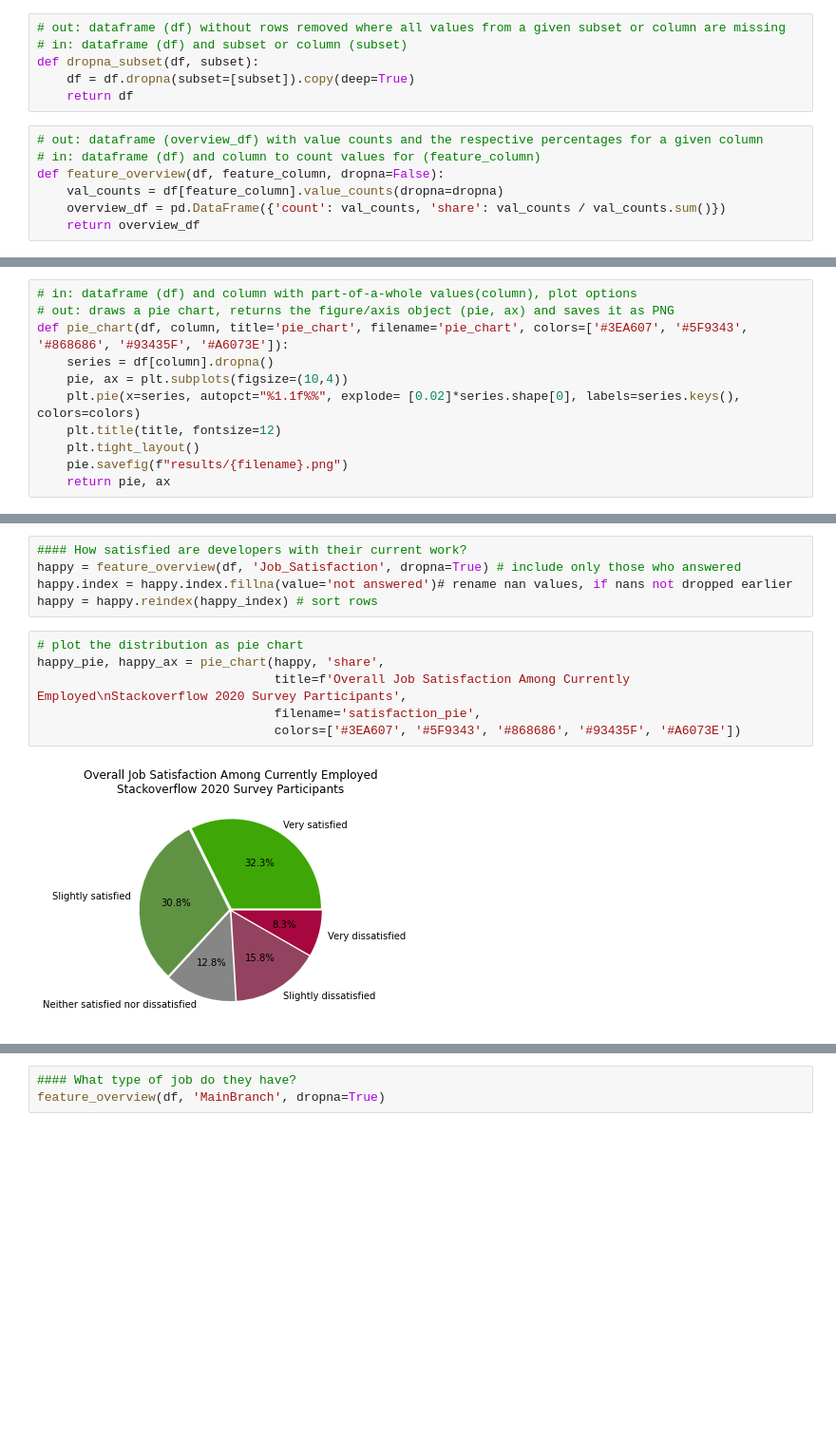
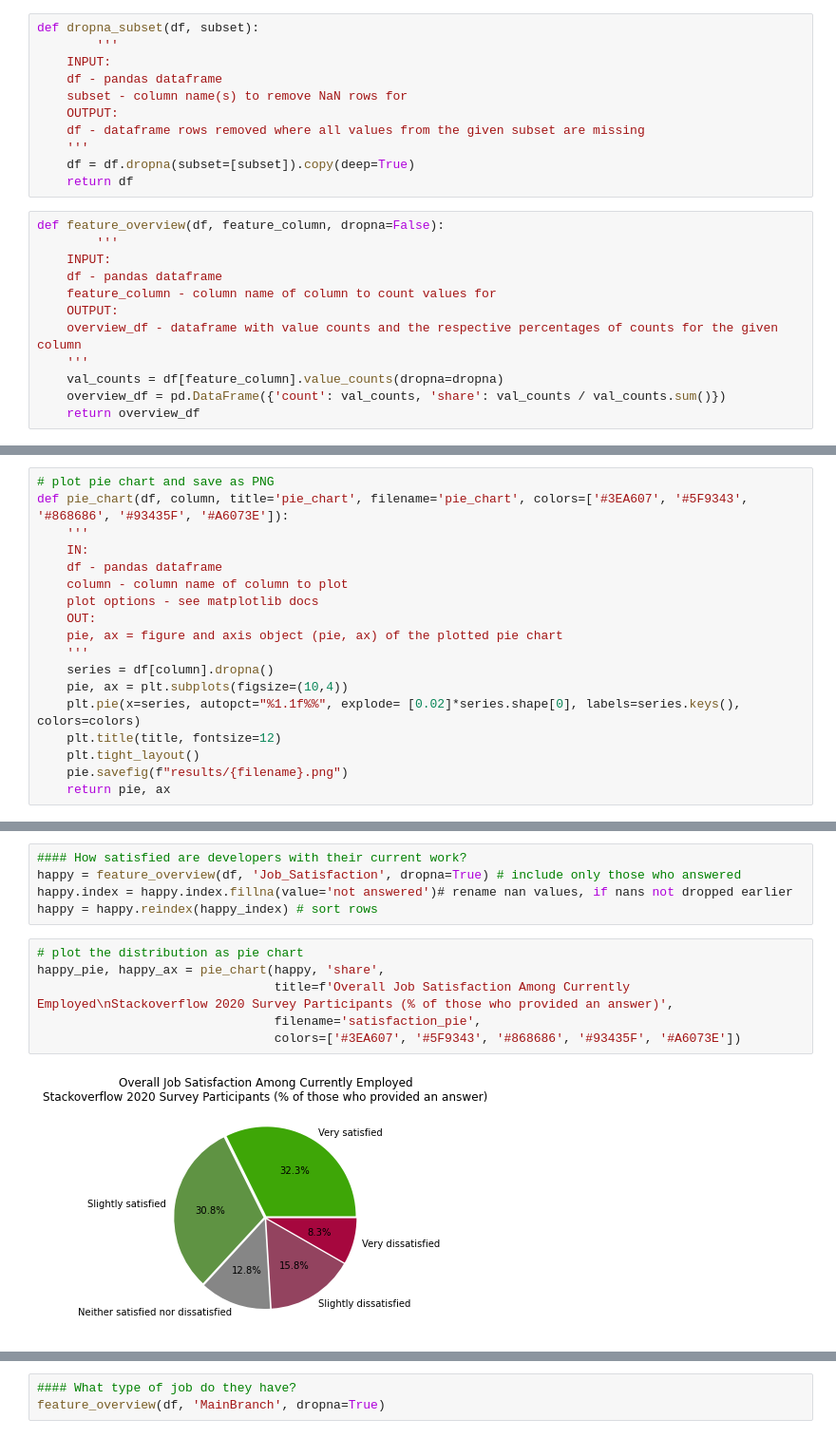
Before and after one commit to Andrea-Schulz/datascience, a Jupyter notebook: Project_1.ipynb, the cells around one changed output, grey strips where cells are left out. Shown at 95% size. Drawn from its saved outputs; the diff is of its cells as text; blank space fills up the shorter version.

```diff
--- a/Project_1.ipynb
+++ b/Project_1.ipynb
@@ -60,15 +60,25 @@ perc_nan, perc_nan_over_x, number_nan_over_x = get_nan_perc(df, .5)
 # %% [markdown]
 # Custom Functions - Data Wrangling
 # %%
-# out: dataframe (df) without rows removed where all values from a given subset or column are missing
-# in: dataframe (df) and subset or column (subset)
 def dropna_subset(df, subset):
+        '''
+    INPUT:
+    df - pandas dataframe
+    subset - column name(s) to remove NaN rows for
+    OUTPUT:
+    df - dataframe rows removed where all values from the given subset are missing
+    '''
     df = df.dropna(subset=[subset]).copy(deep=True)
     return df
 # %%
-# out: dataframe (overview_df) with value counts and the respective percentages for a given column
-# in: dataframe (df) and column to count values for (feature_column)
 def feature_overview(df, feature_column, dropna=False):
+        '''
+    INPUT:
+    df - pandas dataframe
+    feature_column - column name of column to count values for
+    OUTPUT:
+    overview_df - dataframe with value counts and the respective percentages of counts for the given column
+    '''
     val_counts = df[feature_column].value_counts(dropna=dropna)
     overview_df = pd.DataFrame({'count': val_counts, 'share': val_counts / val_counts.sum()})
     return overview_df
@@ -155,9 +186,16 @@ def new_happy_bins(df):
 # %% [markdown]
 # Custom Functions - Visualization
 # %%
-# in: dataframe (df) and column with part-of-a-whole values(column), plot options
-# out: draws a pie chart, returns the figure/axis object (pie, ax) and saves it as PNG
+# plot pie chart and save as PNG
 def pie_chart(df, column, title='pie_chart', filename='pie_chart', colors=['#3EA607', '#5F9343', '#868686', '#93435F', '#A6073E']):
+    '''
+    IN:
+    df - pandas dataframe
+    column - column name of column to plot
+    plot options - see matplotlib docs
+    OUT:
+    pie, ax = figure and axis object (pie, ax) of the plotted pie chart
+    '''
     series = df[column].dropna()
     pie, ax = plt.subplots(figsize=(10,4))
     plt.pie(x=series, autopct="%1.1f%%", explode= [0.02]*series.shape[0], labels=series.keys(), colors=colors)
@@ -279,8 +350,8 @@ happy = happy.reindex(happy_index) # sort rows
 # %%
 # plot the distribution as pie chart
 happy_pie, happy_ax = pie_chart(happy, 'share',
-                                title=f'Overall Job Satisfaction Among Currently Employed\nStackoverflow 2020 Survey Participants',
+                                title=f'Overall Job Satisfaction Among Currently Employed\nStackoverflow 2020 Survey Participants (% of those who provided an answer)',
                                 filename='satisfaction_pie',
                                 colors=['#3EA607', '#5F9343', '#868686', '#93435F', '#A6073E'])
 # %% [output]
-[figure, old version]
+[figure, new version]
```
Also changed, not shown: parts of 23 cells of this notebook, 2 other files.
